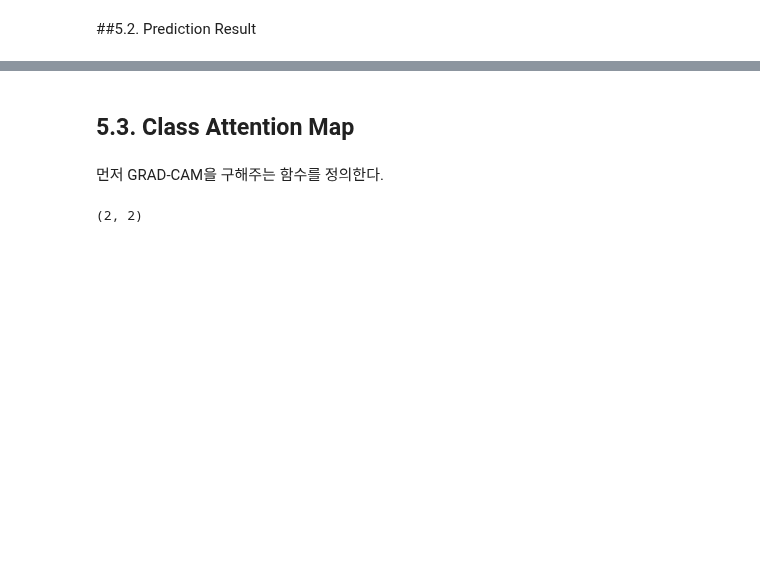
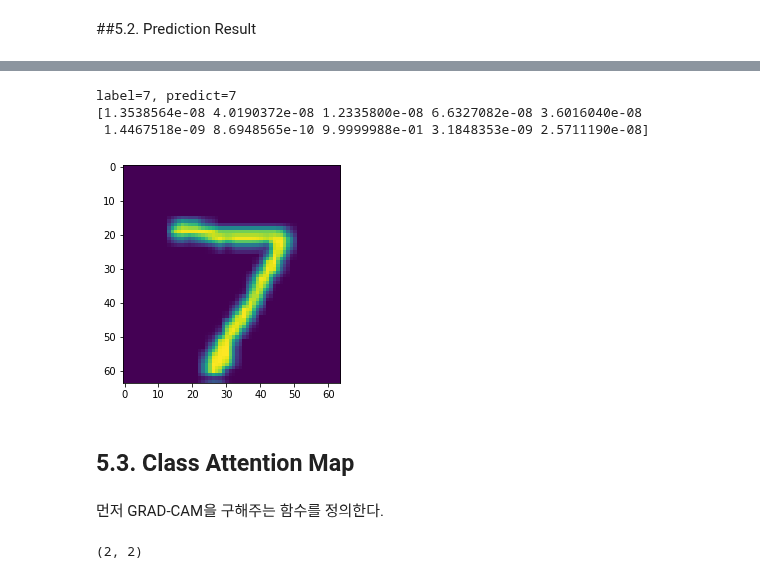
Before and after one commit to Pulsar-kkaturi/DL-Education, a Jupyter notebook: notebooks/Result_Visulization.ipynb, the cells around one changed output, grey strips where cells are left out. Cells and saved outputs as stored; diff of their text form; code cells hidden in the pictures; blank space fills up the shorter version.

```diff
--- a/notebooks/Result_Visulization.ipynb
+++ b/notebooks/Result_Visulization.ipynb
@@ -289,0 +276,10 @@ print(new_score1, '\n# Prediciton Result = ', pred_result)
+# %%
+testp = x_test1[:100]
+testg = y_test[:100]
+scores = model.predict(testp)
+
+new_scores = []
+for score in scores:
+  max_val = np.max(score)
+  prob_num = list(score).index(max_val)
+  new_scores.append(prob_num)
@@ -290,3 +288,12 @@ print(new_score1, '\n# Prediciton Result = ', pred_result)
+# %%
+plt.imshow(testp[0,...,0])
+print(f'label={testg[0]}, predict={new_scores[0]}')
+print(scores[0])
+# %% [output]
+label=7, predict=7
+[1.3538564e-08 4.0190372e-08 1.2335800e-08 6.6327082e-08 3.6016040e-08
+ 1.4467518e-09 8.6948565e-10 9.9999988e-01 3.1848353e-09 2.5711190e-08]
+[figure, added]
 # %% [markdown]
 ## 5.3. Class Attention Map
 # %% [markdown]
```
Also changed, not shown: parts of 13 cells of this notebook.
